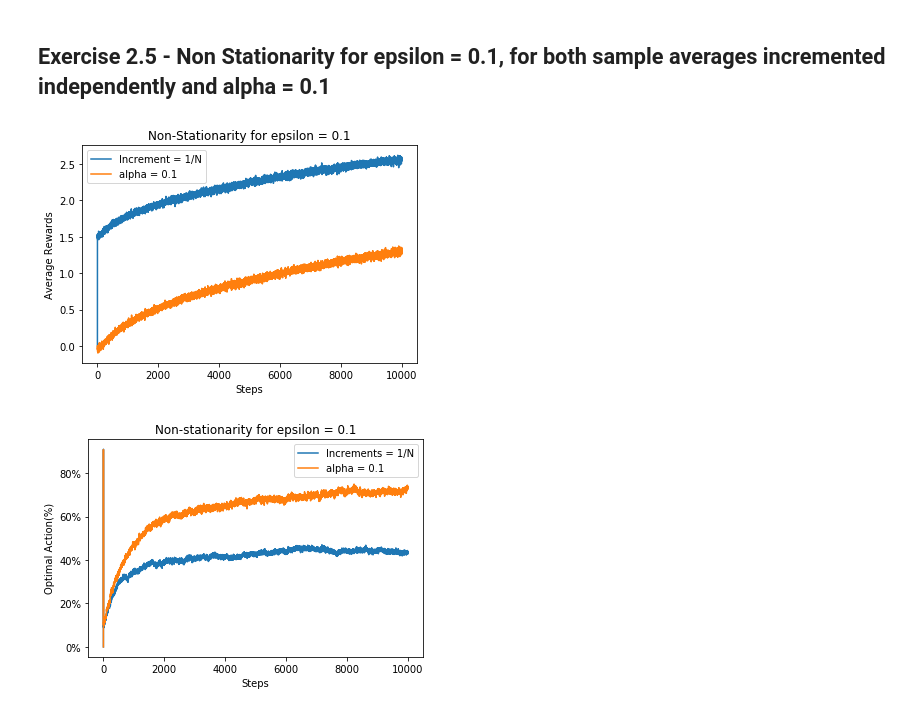
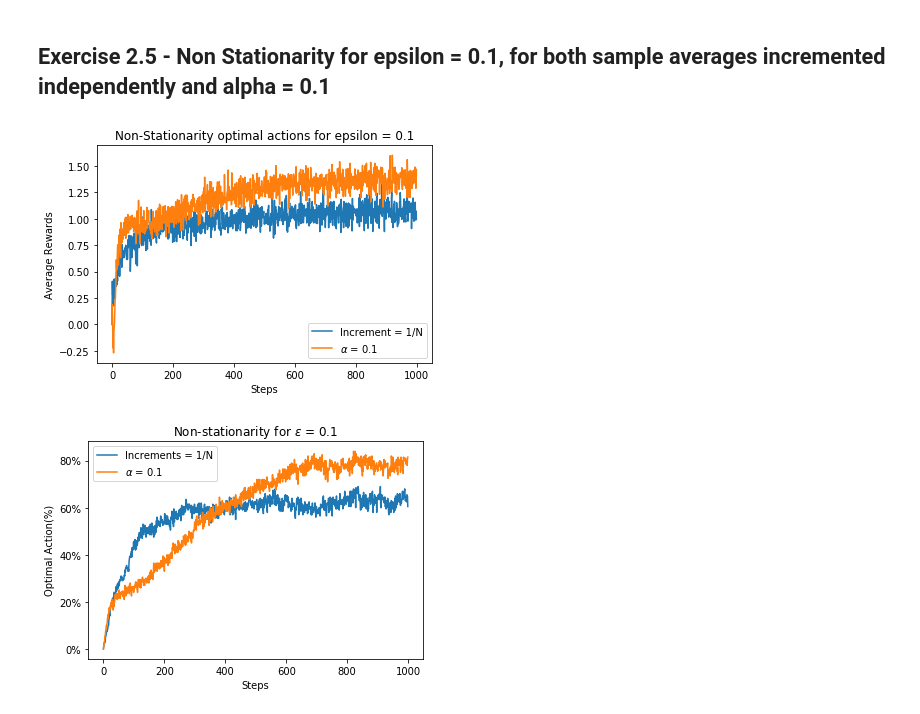
Before and after one commit to ShivangiAgarwal12/RL-M2019, a Jupyter notebook: HW1/Question-1.ipynb, the cells around one changed output. Saved outputs shown, nothing was run; the diff lists cells and outputs as text; code cells hidden in the pictures.

```diff
--- a/HW1/Question-1.ipynb
+++ b/HW1/Question-1.ipynb
@@ -9,13 +9,13 @@ import matplotlib.pyplot as plt
 n = 10
 
 #total number of experiments
-t = 10000
+t = 1000
 
 #probability of random exploration(fraction)
 epsilon = 0.1
 
 #number of bandits(episodes)
-bandit_number = 2000
+bandit_number = 200
 
 #current value estimate of action
 Q = np.zeros((bandit_number,n))
@@ -51,8 +51,11 @@ for k in range(len(increments)):
     Q = np.zeros((bandit_number,n))
     increments[0] = np.zeros((bandit_number,n))
     #N = np.zeros((bandit_number,n))
-    init_value = np.random.normal(loc = 0, scale = 1)
-    Q_star = np.asarray([[init_value for column in range(n)] for row in range(bandit_number)])
+    Q_star = np.asarray(np.zeros((bandit_number,n)))
+
+    for j in range(n):
+        init_value = np.random.normal(loc = 0, scale = 1)
+        Q_star[:,j] = np.asarray([[init_value for row in range(bandit_number)] ])
 
     for episode in range(1, t):
         local_reward = 0.0
@@ -92,28 +95,27 @@ for k in range(len(increments)):
 # %%
 #%%plot graphs for average rewards
 for reward in range(len(increments)):
     if reward == 0:
         plt.plot(avg_reward[reward,:].T,label = 'Increment = 1/N')
     else:
-        plt.plot(avg_reward[reward,:].T,label = 'alpha = 0.1')
+        plt.plot(avg_reward[reward,:].T,label = r'$\alpha$ = 0.1')
     plt.xlabel('Steps')
     plt.ylabel('Average Rewards')
     plt.legend()
-    plt.title('Non-Stationarity for epsilon = 0.1')
+    plt.title('Non-Stationarity optimal actions for epsilon = 0.1')
 # %% [output]
-[figure, old version]
+[figure, new version]
 # %%
 #%%plot graph of percentage of chossing optimal actions
 for reward1 in range(len(increments)):
     if reward1 == 0:
         ax = plt.plot(100*opt_act[reward1,:].T,label='Increments = 1/N')
     else:
-        ax = plt.plot(100*opt_act[reward1,:].T,label = 'alpha = 0.1')
+        ax = plt.plot(100*opt_act[reward1,:].T,label = r'$\alpha$ = 0.1')
     plt.xlabel('Steps')
     plt.gca().set_yticklabels(['{:.0f}%'.format(x) for x in plt.gca().get_yticks()])
-    plt.title(' for Epsilon = 0.1')
     plt.ylabel('Optimal Action(%)')
-    plt.title('Non-stationarity for epsilon = 0.1')
+    plt.title('Non-stationarity for $\epsilon$ = 0.1')
     plt.legend()
 # %% [output]
-[figure, old version]
+[figure, new version]
```
